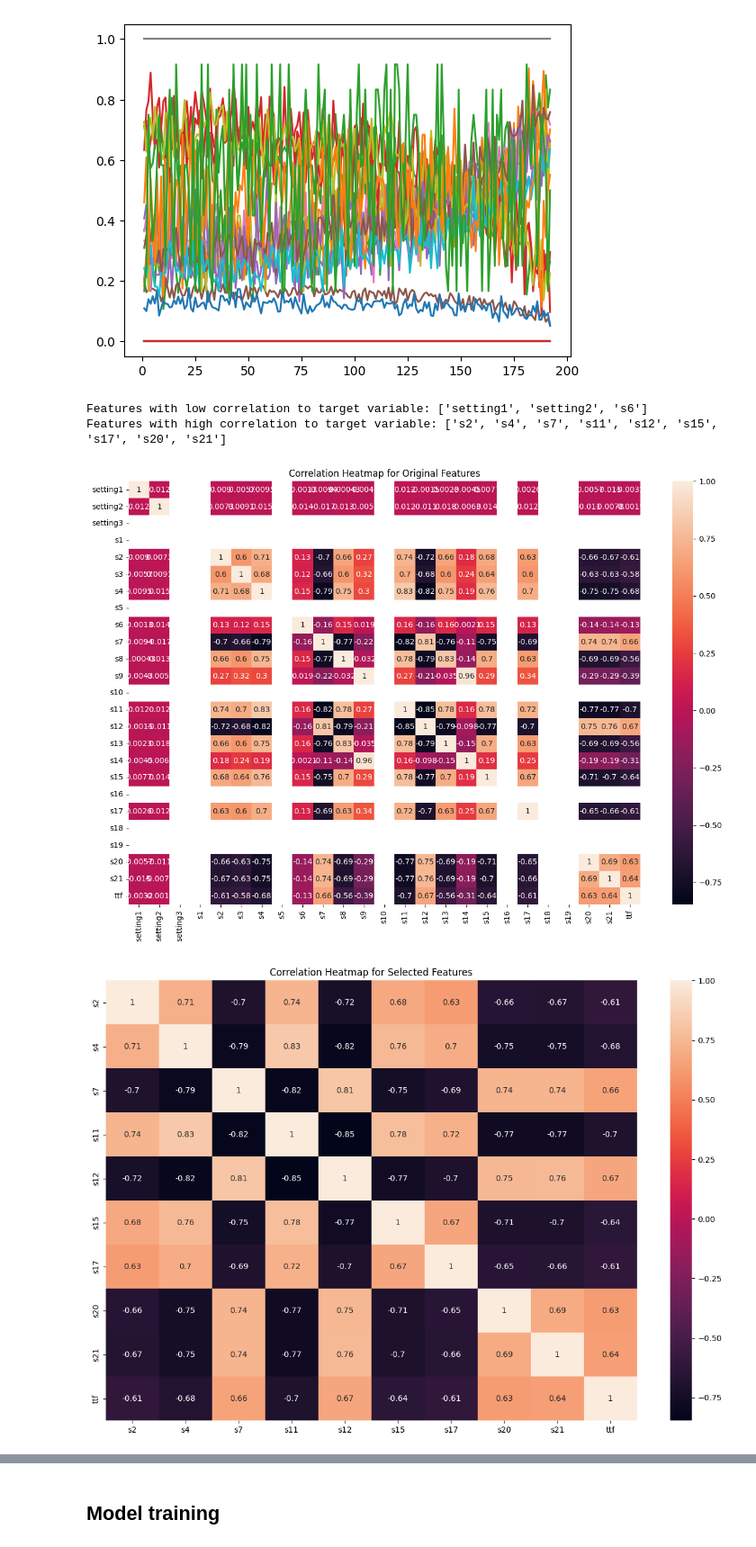
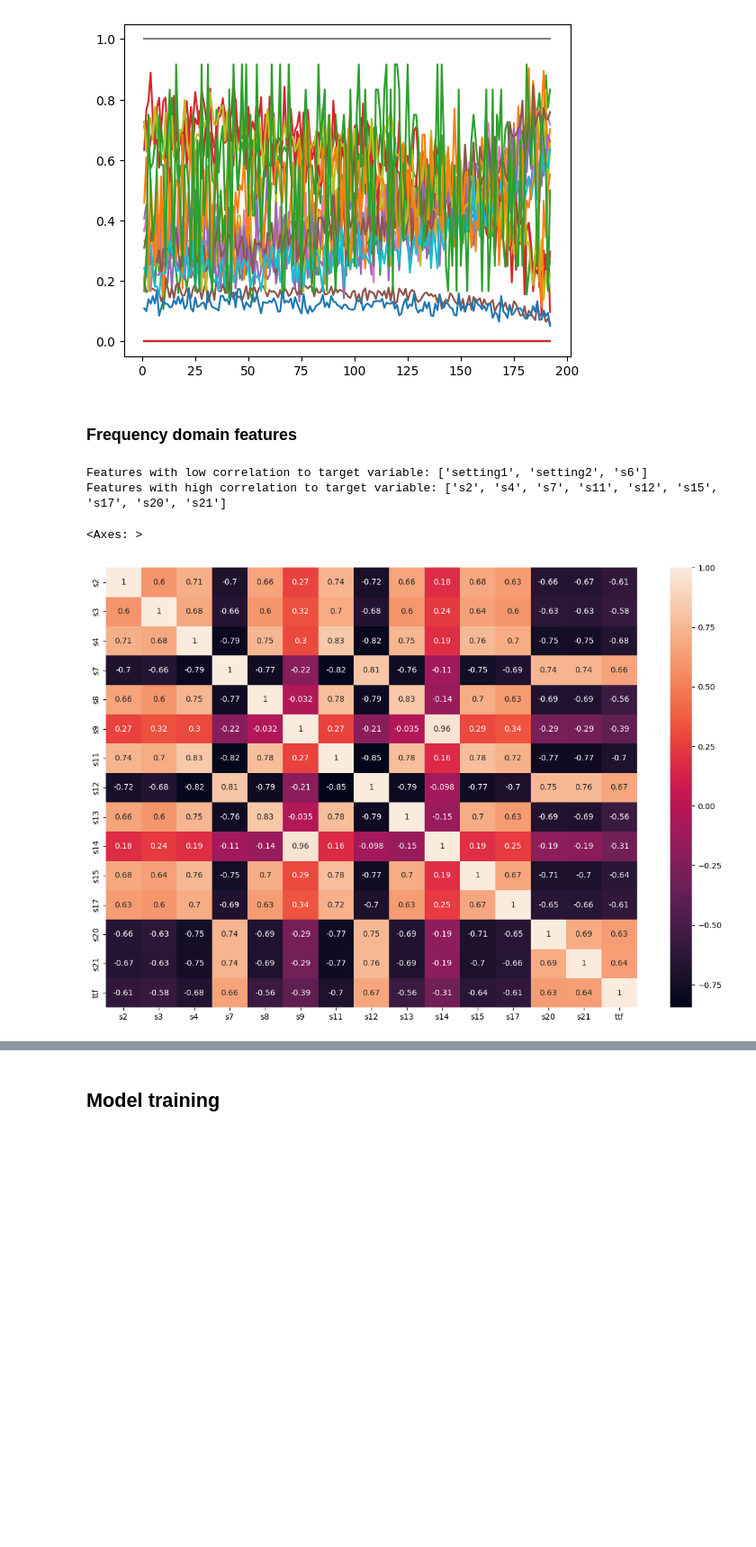
Before and after one commit to NechZ/Predictive-Maintenance, a Jupyter notebook: Engine-Predictive-Maintenance.ipynb, the cells around one changed output, grey strips where cells are left out. Shown at 90% size. Saved outputs shown, nothing was run; the diff lists cells and outputs as text; code cells hidden in the pictures; blank space fills up the shorter version.

Commit message:
Freq_domain features

```diff
--- a/Engine-Predictive-Maintenance.ipynb
+++ b/Engine-Predictive-Maintenance.ipynb
@@ -141,3 +141,5 @@ for i in train_data.columns.difference(['id', 'cycle', 'label_bc', 'ttf']):
 plt.show()
 # %% [output]
 [figure]
+# %% [markdown]
+### Frequency domain features
@@ -144,52 +169,40 @@ plt.show()
 # %%
+# Settings
+settings = ['setting1', 'setting2', 'setting3']
+
 # Original features in the dataset
 features_orig = ['setting1', 'setting2', 'setting3', 's1', 's2', 's3', 's4', 's5', 's6', 's7', 's8', 's9', 's10', 's11', 's12', 's13', 's14', 's15', 's16', 's17', 's18', 's19', 's20', 's21']
 
-# Create a heatmap to visualize correlations between original features and target variable
-plt.figure(figsize=(15, 10))
-corr_orig = train_data[features_orig + ['ttf']].corr()
-sns.heatmap(corr_orig, annot=True)
-plt.title("Correlation Heatmap for Original Features")
+# Features with low correlation to target variable
+features_low_corr = ['s1', 's6', 's10', 's18', 's19', 's16', 's5']
 
 # Determine features with low and high correlation to the target variable
 correlation_with_target = corr_orig['ttf']
 high_corr_threshold = 0.6
 low_corr_threshold = 0.3
 
 features_high_corr = correlation_with_target[abs(correlation_with_target) > high_corr_threshold].index.tolist()
 features_low_corr = correlation_with_target[abs(correlation_with_target) < low_corr_threshold].index.tolist()
 
 # Remove the target variable from the lists
 if 'ttf' in features_high_corr:
     features_high_corr.remove('ttf')
 if 'ttf' in features_low_corr:
     features_low_corr.remove('ttf')
 
 # Display features with low and high correlation
 print("Features with low correlation to target variable:", features_low_corr)
 print("Features with high correlation to target variable:", features_high_corr)
 
 # Choose features to use
 features = features_high_corr
 
 # Create a heatmap to visualize correlations between selected features and target variable
 plt.figure(figsize=(15, 10))
-corr_selected = train_data[features + ['ttf']].corr()
-sns.heatmap(corr_selected, annot=True)
-plt.title("Correlation Heatmap for Selected Features")
-
-# Prepare training and testing data
-X_train = train_data[features]
-y_train = train_data['ttf']
-X_test = test_data[features]
-y_test = test_data['ttf']
-
-# Scale the features using Min-Max scaler
-scaler = MinMaxScaler()
-X_train = scaler.fit_transform(X_train)
-X_test = scaler.transform(X_test)
+corr = train_data[features + ['ttf']].corr()
+sns.heatmap(corr, annot=True)
 # %% [output]
 Features with low correlation to target variable: ['setting1', 'setting2', 's6']
 Features with high correlation to target variable: ['s2', 's4', 's7', 's11', 's12', 's15', 's17', 's20', 's21']
+<Axes: >
-[figure, old version]
+[figure, new version]
-[figure, removed]
```
Also changed, not shown: parts of 6 cells of this notebook.
